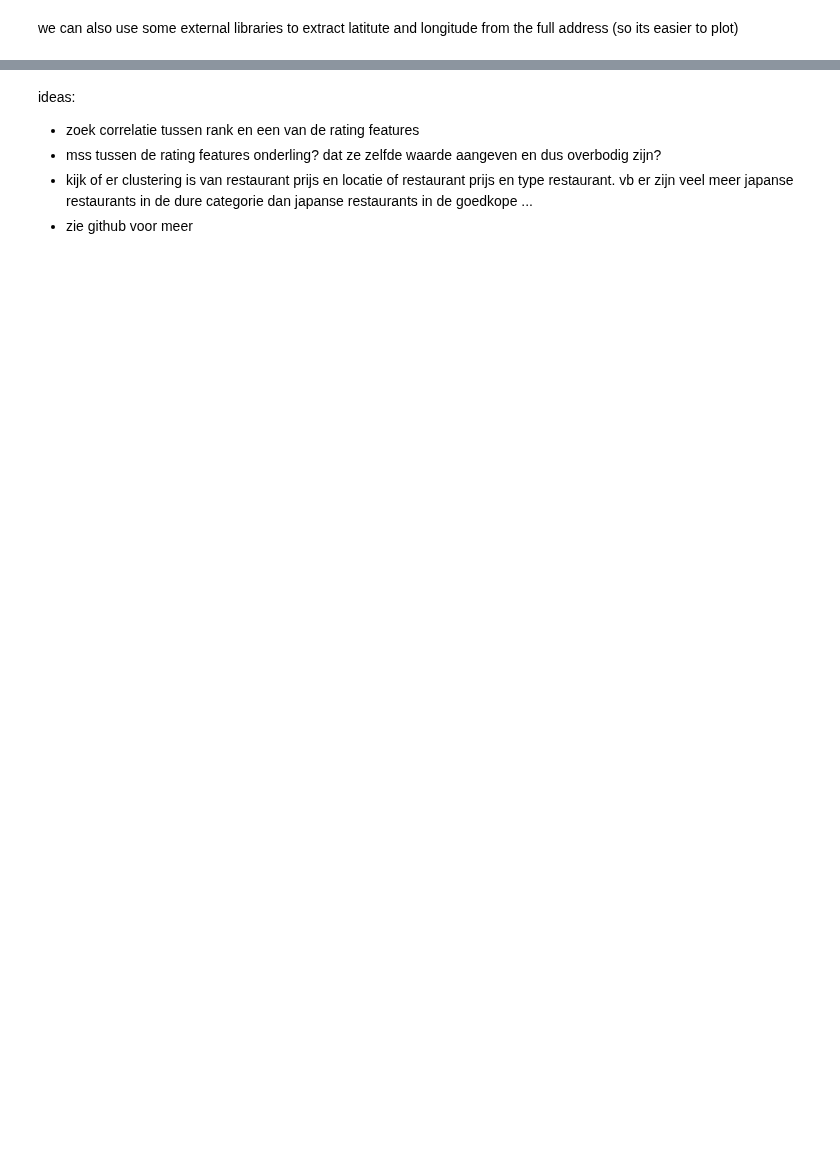
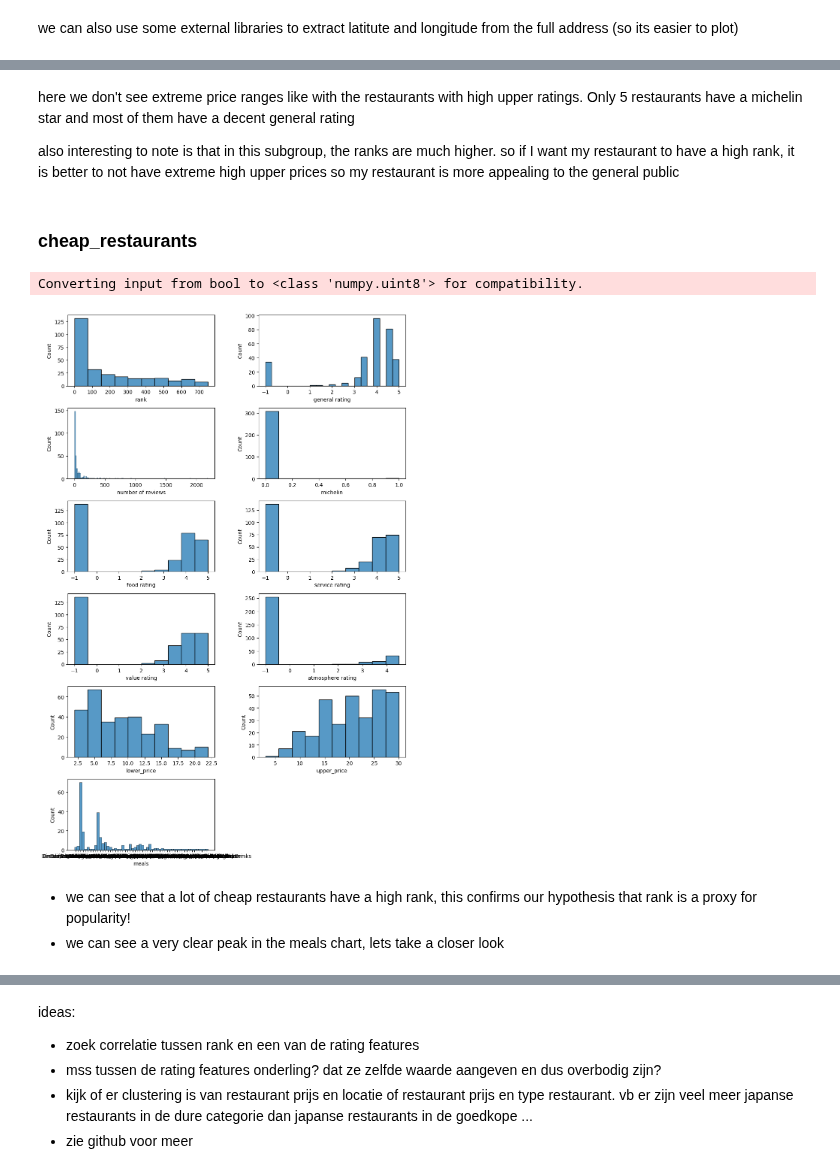
Before and after one commit to hikmatelhaj/machine-learning-project, a Jupyter notebook: sprint1.ipynb, the cells around one changed output, grey strips where cells are left out. Drawn from its saved outputs; the diff is of its cells as text; code cells hidden in the pictures; blank space fills up the shorter version.

```diff
--- a/sprint1.ipynb
+++ b/sprint1.ipynb
@@ -200,0 +267,22 @@ coords
+# %% [markdown]
+here we don't see extreme price ranges like with the restaurants with high upper ratings. Only 5 restaurants have a michelin star and most of them have a decent general rating
+
+also interesting to note is that in this subgroup, the ranks are much higher. so if I want my restaurant to have a high rank, it is better to not have extreme high upper prices so my restaurant is more appealing to the general public
+# %% [markdown]
+### cheap_restaurants
+# %%
+cheap_restaurants=df_train[df_train["upper_price"]<=30]
+cheap_restaurants=cheap_restaurants[["restaurant name","rank","general rating","number of reviews","michelin","food rating","service rating","value rating","atmosphere rating","lower_price", "upper_price","meals"]]
+# %%
+fig=plt.figure(figsize=(10,15))
+for i, col in enumerate(["rank","general rating","number of reviews","michelin","food rating","service rating","value rating","atmosphere rating","lower_price", "upper_price","meals"]):
+    plt.subplot(6,2,i+1)
+    sns.histplot(cheap_restaurants[col])
+fig.tight_layout()
+plt.show()
+# %% [output]
+Converting input from bool to <class 'numpy.uint8'> for compatibility.
+[figure, added]
+# %% [markdown]
+* we can see that a lot of cheap restaurants have a high rank, this confirms our hypothesis that rank is a proxy for popularity!
+* we can see a very clear peak in the meals chart, lets take a closer look
```
Also changed, not shown: parts of 36 cells of this notebook, 1 other file.
